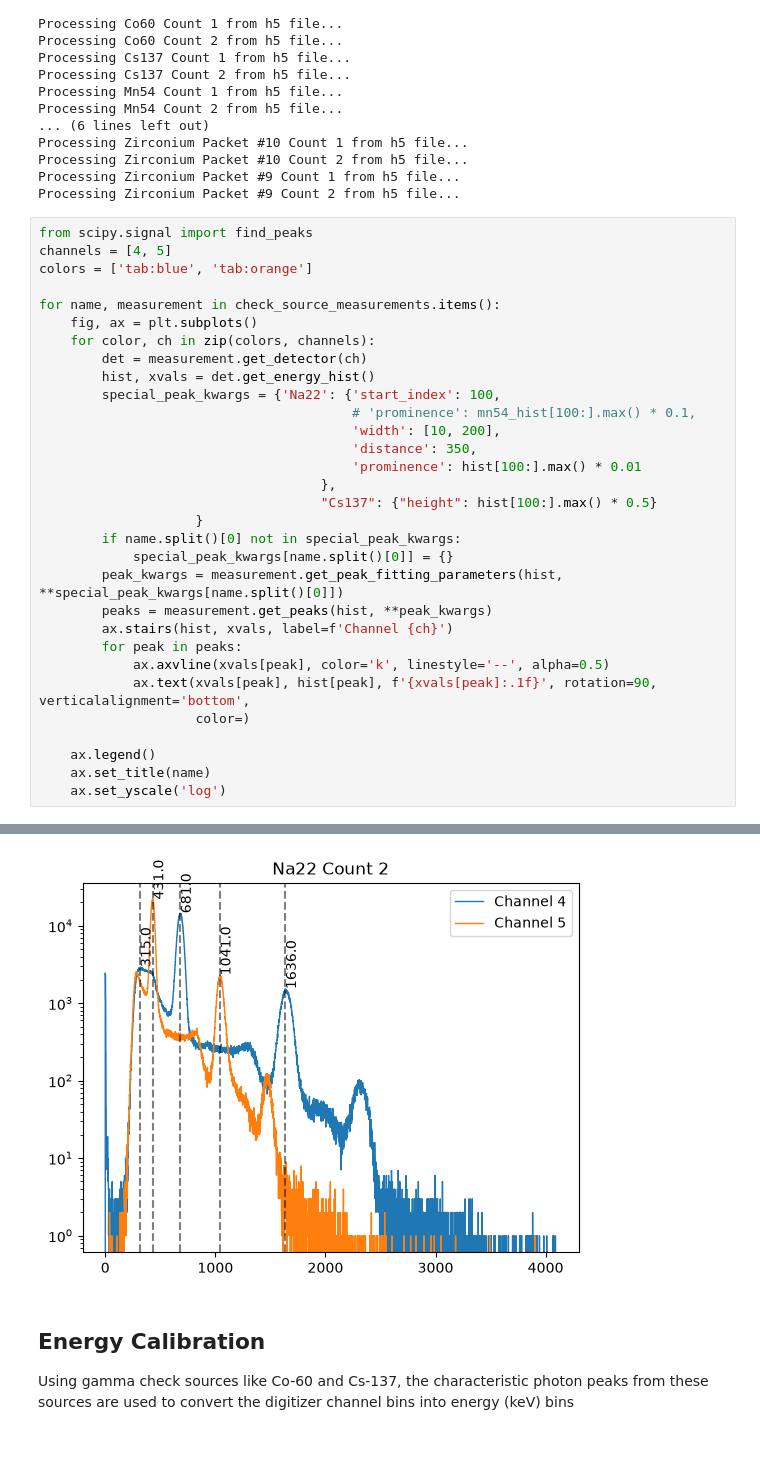
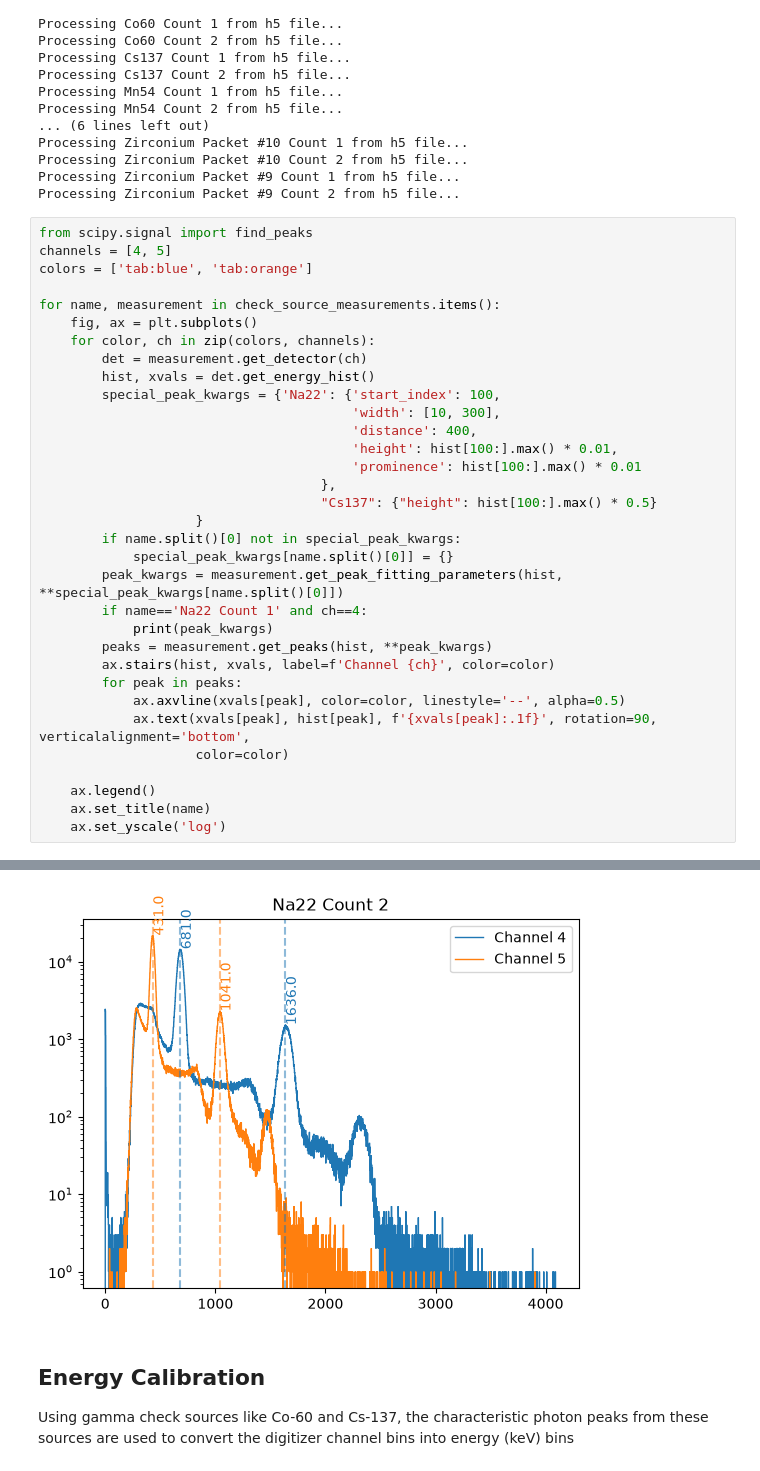
Before and after one commit to LIBRA-project/FLiBe-1L-run-4, a Jupyter notebook: analysis/neutron/foil_analysis_NaI.ipynb, the cells around one changed output, grey strips where cells are left out. Drawn from its saved outputs; the diff is of its cells as text.

```diff
--- a/analysis/neutron/foil_analysis_NaI.ipynb
+++ b/analysis/neutron/foil_analysis_NaI.ipynb
@@ -53,9 +53,9 @@ for name, measurement in check_source_measurements.items():
         det = measurement.get_detector(ch)
         hist, xvals = det.get_energy_hist()
         special_peak_kwargs = {'Na22': {'start_index': 100,
-                                        # 'prominence': mn54_hist[100:].max() * 0.1,
-                                        'width': [10, 200],
-                                        'distance': 350,
+                                        'width': [10, 300],
+                                        'distance': 400,
+                                        'height': hist[100:].max() * 0.01,
                                         'prominence': hist[100:].max() * 0.01
                                     },
                                     "Cs137": {"height": hist[100:].max() * 0.5}
@@ -63,12 +63,14 @@ for name, measurement in check_source_measurements.items():
         if name.split()[0] not in special_peak_kwargs:
             special_peak_kwargs[name.split()[0]] = {}
         peak_kwargs = measurement.get_peak_fitting_parameters(hist, **special_peak_kwargs[name.split()[0]])
+        if name=='Na22 Count 1' and ch==4:
+            print(peak_kwargs)
         peaks = measurement.get_peaks(hist, **peak_kwargs)
-        ax.stairs(hist, xvals, label=f'Channel {ch}')
+        ax.stairs(hist, xvals, label=f'Channel {ch}', color=color)
         for peak in peaks:
-            ax.axvline(xvals[peak], color='k', linestyle='--', alpha=0.5)
+            ax.axvline(xvals[peak], color=color, linestyle='--', alpha=0.5)
             ax.text(xvals[peak], hist[peak], f'{xvals[peak]:.1f}', rotation=90, verticalalignment='bottom',
-                    color=)
+                    color=color)
 
     ax.legend()
     ax.set_title(name)
@@ -101,4 +103,4 @@ Using custom peak finding parameters from kwargs:  {'start_index': 100, 'promine
-[figure, old version]
+[figure, new version]
 # %% [markdown]
 ## Energy Calibration
 
```
Also changed, not shown: parts of 12 cells of this notebook.
